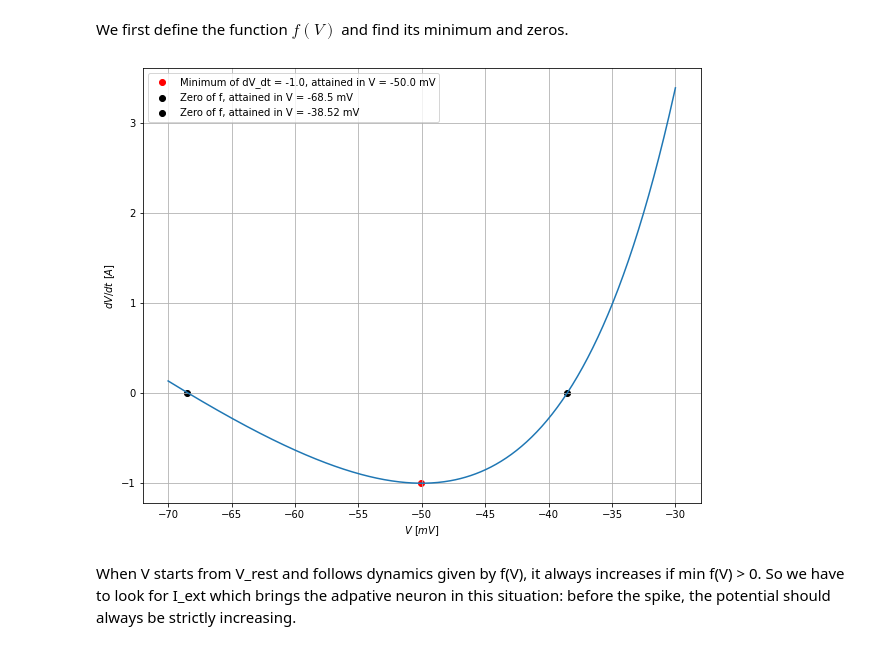
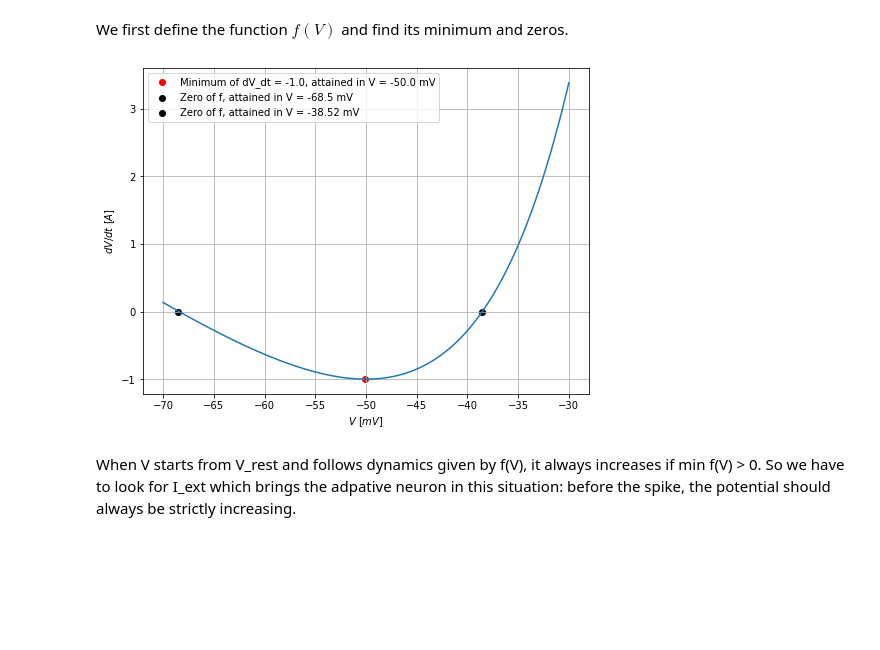
Before and after one commit to Thomas-debug-creator/SingleNeuron-HH2AdEx, a Jupyter notebook: cleaned_notebook.ipynb, the cells around one changed output. Drawn from its saved outputs; the diff is of its cells as text; code cells hidden in the pictures; blank space fills up the shorter version.

```diff
--- a/cleaned_notebook.ipynb
+++ b/cleaned_notebook.ipynb
@@ -802,35 +835,35 @@ def f(V, delta_T, theta_rh, I_ext):
     return -gl * (V - El) + gl * delta_T * np.exp((V - theta_rh) / delta_T) + I_ext
 
 
 def process_f(V, delta_T, theta_rh, I_ext):
     f_V = f(V, delta_T, theta_rh, I_ext) * 10 ** 6
 
     # Find minimum of f
     idx = np.argmin(f_V)
     min_f = np.round(f_V[idx],3)
     min_V = np.round(V[idx],3)  / b2.mV
 
     # Find zeros of V
     tolerance_zero = 0.01
     idx_zeros = np.argwhere(np.abs(f_V) / b2.amp < tolerance_zero)
 
-    plt.figure(figsize=(10,8))
+    plt.figure(figsize=(8,6))
     plt.plot(V / b2.mV, f_V)
     plt.scatter(V[idx] / b2.mV, f_V[idx], color = 'r', label = f'Minimum of dV_dt = {min_f}, attained in V = {min_V} mV')
     if idx_zeros.shape[0] != 0:
         zero_1 = np.round(V[idx_zeros[0]][0] / b2.mV,2)
         zero_2 = np.round(V[idx_zeros[-1]][0] / b2.mV,2)
         plt.scatter(zero_1 , 0 , color = 'k', label = f'Zero of f, attained in V = {zero_1} mV')
         plt.scatter(zero_2 , 0 , color = 'k', label = f'Zero of f, attained in V = {zero_2} mV')
     plt.xlabel('$V\ [mV]$')
     plt.ylabel('$dV/dt\ [A]$')
     plt.legend()
     plt.grid()
 
 V = np.linspace(-70,-30,400) * b2.mV
 process_f(V, delta_T=10 * b2.mV, theta_rh=-50 * b2.mV, I_ext=0*b2.uA)
 # %% [output]
-[figure, old version]
+[figure, new version]
 # %% [markdown]
 When V starts from V_rest and follows dynamics given by f(V), it always increases if min f(V) > 0. So we have to look for I_ext which brings the adpative neuron in this situation: before the spike, the potential should always be strictly increasing.
 # %%
```
Also changed, not shown: parts of 27 cells of this notebook, 21 other files.
